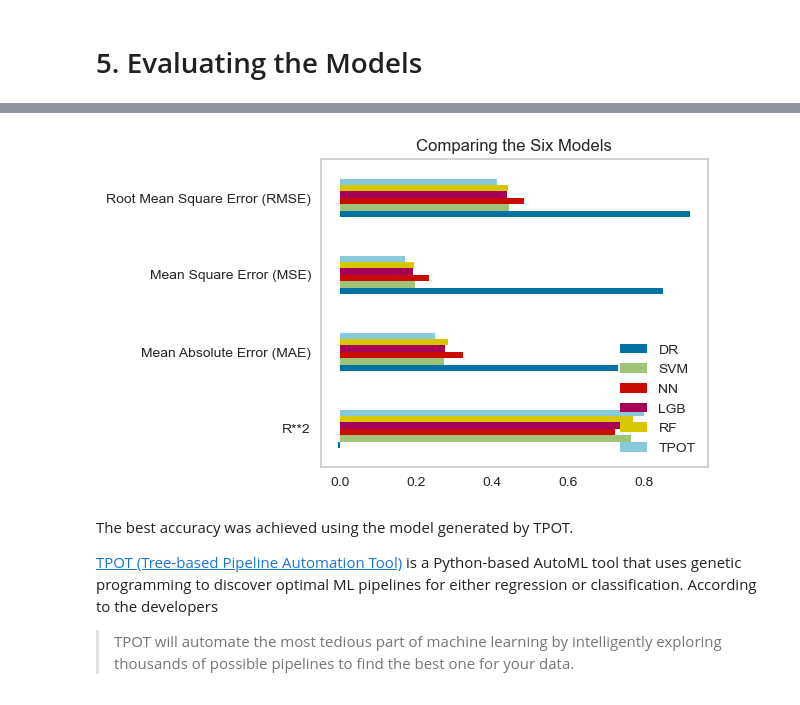
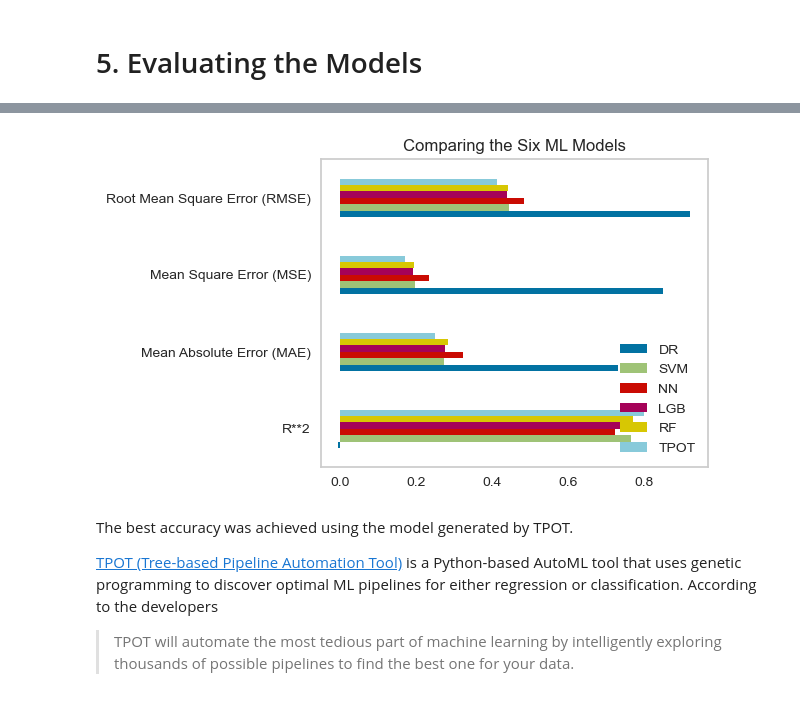
Before and after one commit to dmulysses/ml-regression-pkbhx, a Jupyter notebook: ml-regression-pkbhx.ipynb, the cells around one changed output, grey strips where cells are left out. Saved outputs shown, nothing was run; the diff lists cells and outputs as text; code cells hidden in the pictures.

```diff
--- a/ml-regression-pkbhx.ipynb
+++ b/ml-regression-pkbhx.ipynb
@@ -426,15 +453,15 @@ r2_scorer'''
 # %%
 fig, ax = plt.subplots(figsize=(5, 4))
 metrics.plot(kind='barh', ax=ax)
 ax.grid()
-ax.set_title('Comparing the Six Models')
+ax.set_title('Comparing the Six ML Models')
 plt.legend(['DR', 'SVM', 'NN', 'LGB', 'RF', 'TPOT'], loc=4, shadow=True)
 #plt.annotate('Close to 0 is better', xy=(0.1, 0.58))
 #plt.annotate('Close to 1 or -1 is better', xy=(0.1, 0.3))
 #plt.axhline(y=0.5, linestyle='--')
 plt.show()
 # %% [output]
-[figure, old version]
+[figure, new version]
 # %% [markdown]
 The best accuracy was achieved using the model generated by TPOT.
 
```
Also changed, not shown: parts of 7 cells of this notebook.
